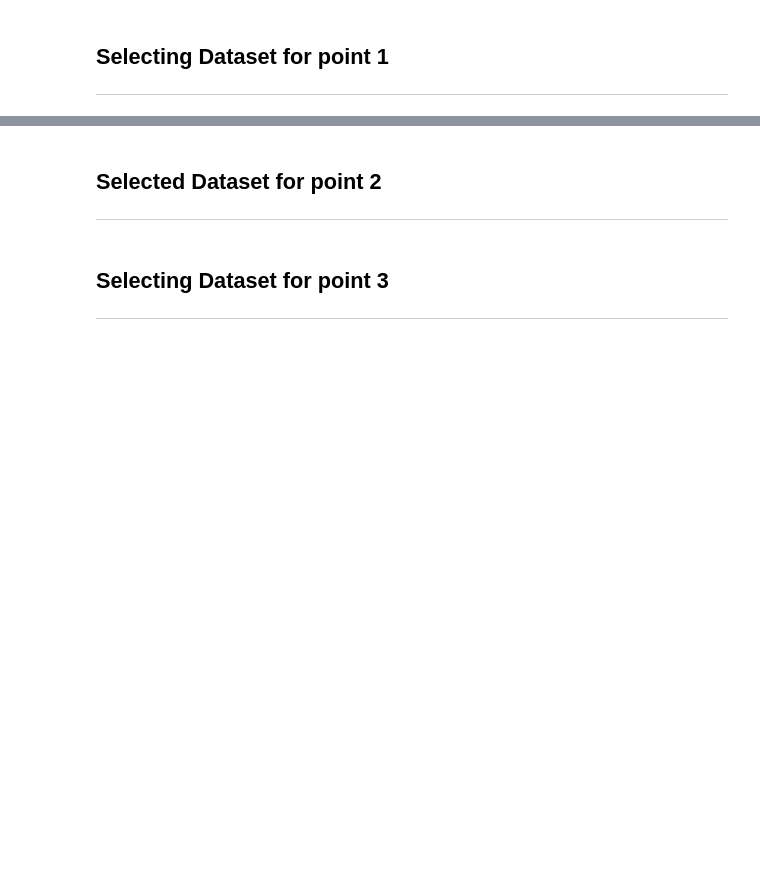
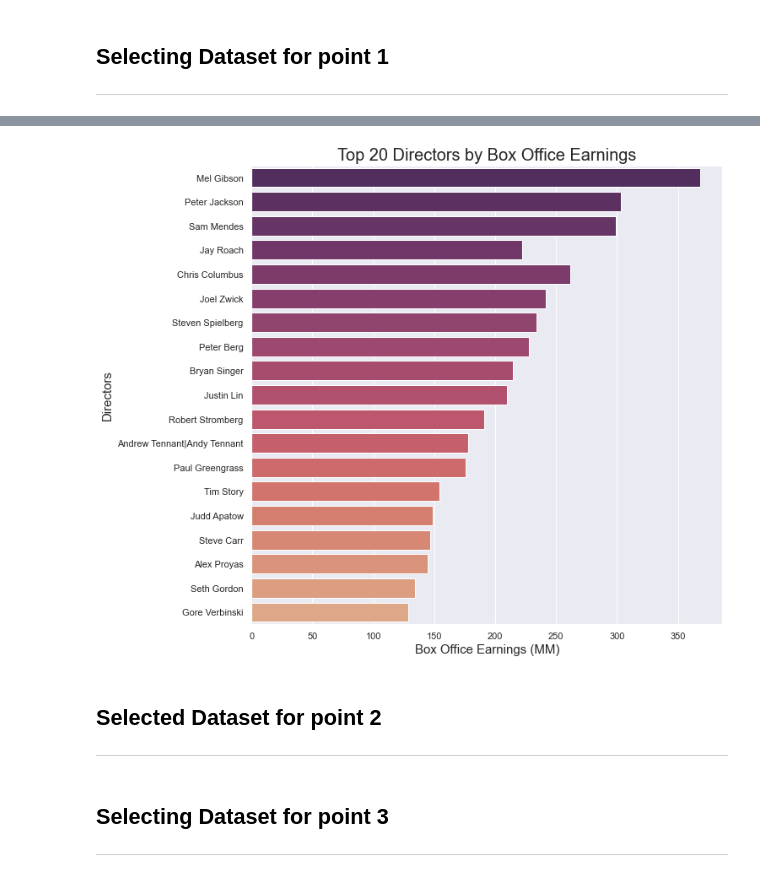
Before and after one commit to cleatw/Project1, a Jupyter notebook: Project 1 Notebook.ipynb, the cells around one changed output, grey strips where cells are left out. Cells and saved outputs as stored; diff of their text form; code cells hidden in the pictures; blank space fills up the shorter version.

```diff
--- a/Project 1 Notebook.ipynb
+++ b/Project 1 Notebook.ipynb
@@ -18,7 +18,9 @@ import pandas as pd
 import numpy as np
 import sqlite3
 import zipfile
-import matplotlib.pyplot
+import matplotlib.pyplot as plt
+import seaborn as sns
+sns.set_theme(style='darkgrid')
 %matplotlib inline
 # %% [markdown]
 # Data cleaning work here
@@ -262,0 +142,10 @@ top10_dgross
+# %%
+#creating dataframe with director and box office
+d_earning = master[['director', 'box_office']]
+d_earning.groupby(['director']).sum().reset_index()
+d_earning.sort_values('box_office', inplace=True, ascending=False, ignore_index=True)
+
+#create separate dataframe with top 20 earning directors
+top20_d_earning = d_earning[:20]
+top20_d_earning['box_office'] = top20_d_earning['box_office'].apply(lambda x: x/1000000)
+top20_d_earning
@@ -263,3 +179,15 @@ top10_dgross
+# %%
+#create plot
+fig, ax = plt.subplots(figsize=(10,10))
+
+#plot top 20 data onto a bar plot
+sns.barplot(y='director',x='box_office', orient='h', palette= 'flare_r', ci=None, data= top20_d_earning)
+#setting title and labels
+ax.set_title('Top 20 Directors by Box Office Earnings', fontsize=20)
+ax.set_ylabel('Directors', fontsize=15)
+ax.set_xlabel('Box Office Earnings (MM)', fontsize=15);
+# %% [output]
+[figure, added]
 # %% [markdown]
 ## Selected Dataset for point 2
 ---
```
Also changed, not shown: parts of 27 cells of this notebook.
